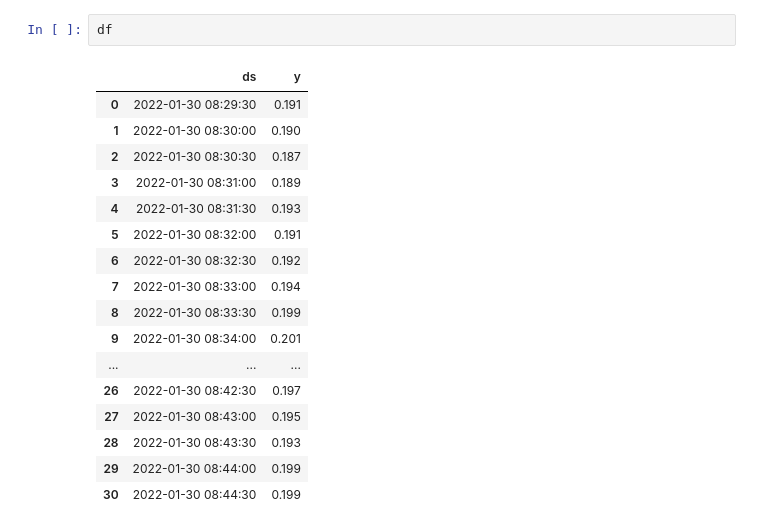
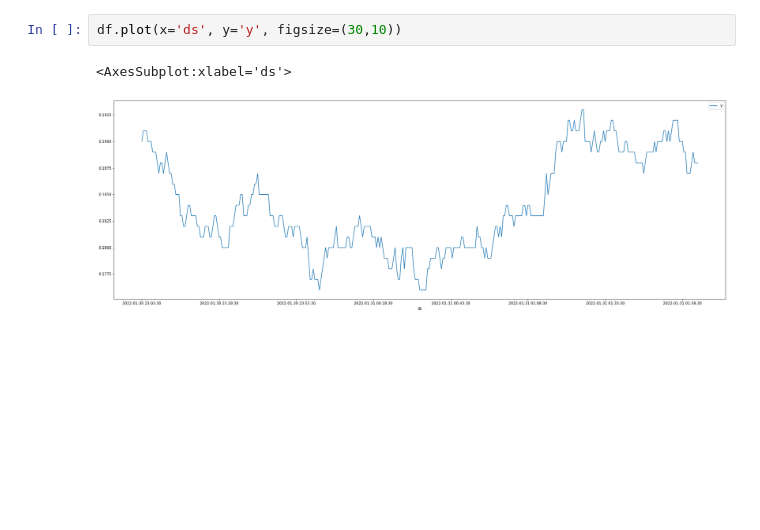
Before and after one commit to lauralex/DSBD_Predictor, a Jupyter notebook: predictor.ipynb, the cells around one changed output. Drawn from its saved outputs; the diff is of its cells as text; blank space fills up the shorter version.

```diff
--- a/predictor.ipynb
+++ b/predictor.ipynb
@@ -79,20 +51,5 @@ df.plot()
-# %%
-df
-# %% [output]
-|  | ds | y |
-| 0 | 2022-01-30 08:29:30 | 0.191 |
-| 1 | 2022-01-30 08:30:00 | 0.190 |
-| 2 | 2022-01-30 08:30:30 | 0.187 |
-| 3 | 2022-01-30 08:31:00 | 0.189 |
-| 4 | 2022-01-30 08:31:30 | 0.193 |
-| 5 | 2022-01-30 08:32:00 | 0.191 |
-| 6 | 2022-01-30 08:32:30 | 0.192 |
-| 7 | 2022-01-30 08:33:00 | 0.194 |
-| 8 | 2022-01-30 08:33:30 | 0.199 |
-| 9 | 2022-01-30 08:34:00 | 0.201 |
-| ... | ... | ... |
-| 26 | 2022-01-30 08:42:30 | 0.197 |
-| 27 | 2022-01-30 08:43:00 | 0.195 |
-| 28 | 2022-01-30 08:43:30 | 0.193 |
-| 29 | 2022-01-30 08:44:00 | 0.199 |
-| 30 | 2022-01-30 08:44:30 | 0.199 |
+# %%
+df.plot(x='ds', y='y', figsize=(30,10))
+# %% [output]
+<AxesSubplot:xlabel='ds'>
+[figure, added]
```
Also changed, not shown: parts of 8 cells of this notebook, 1 other file.
